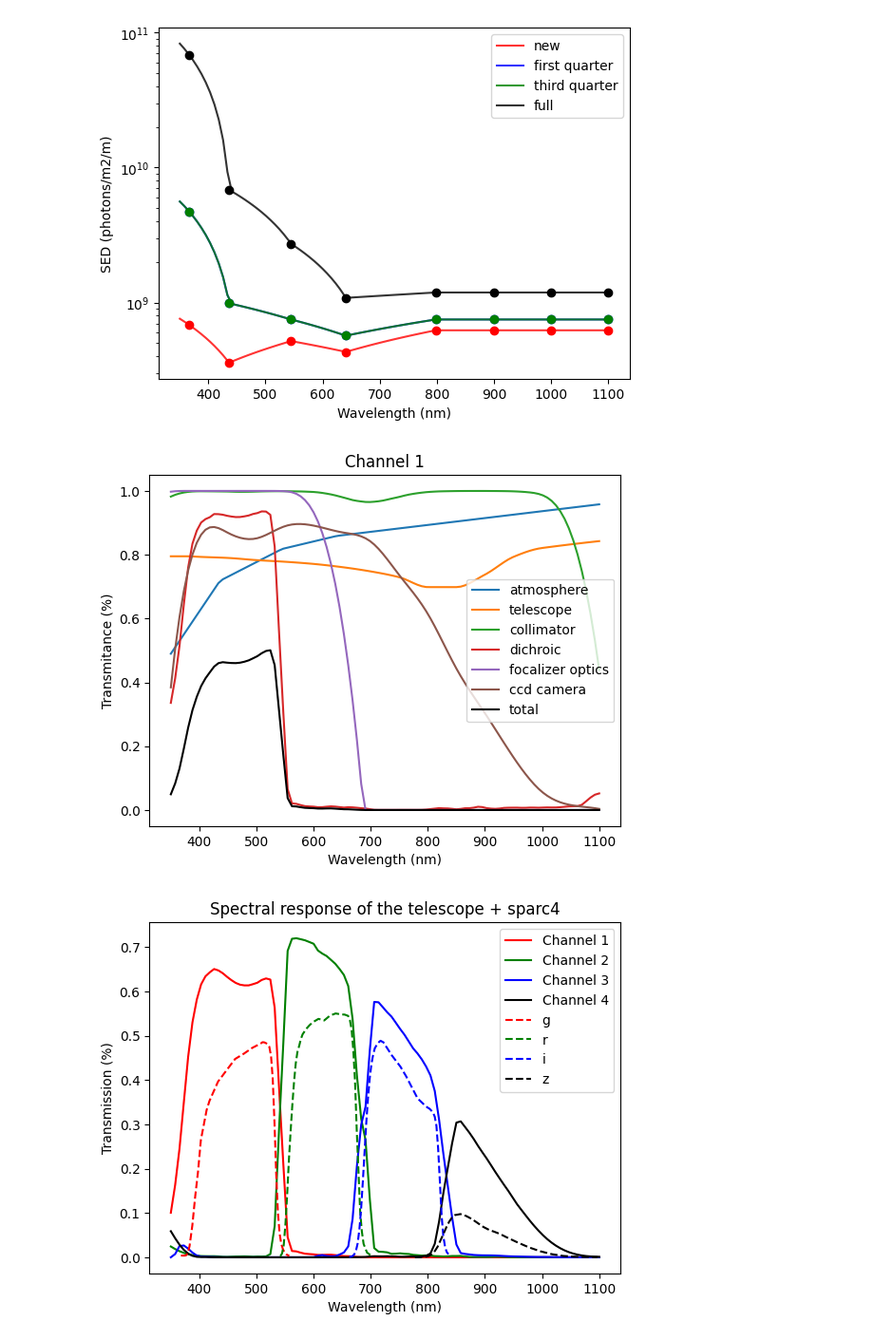
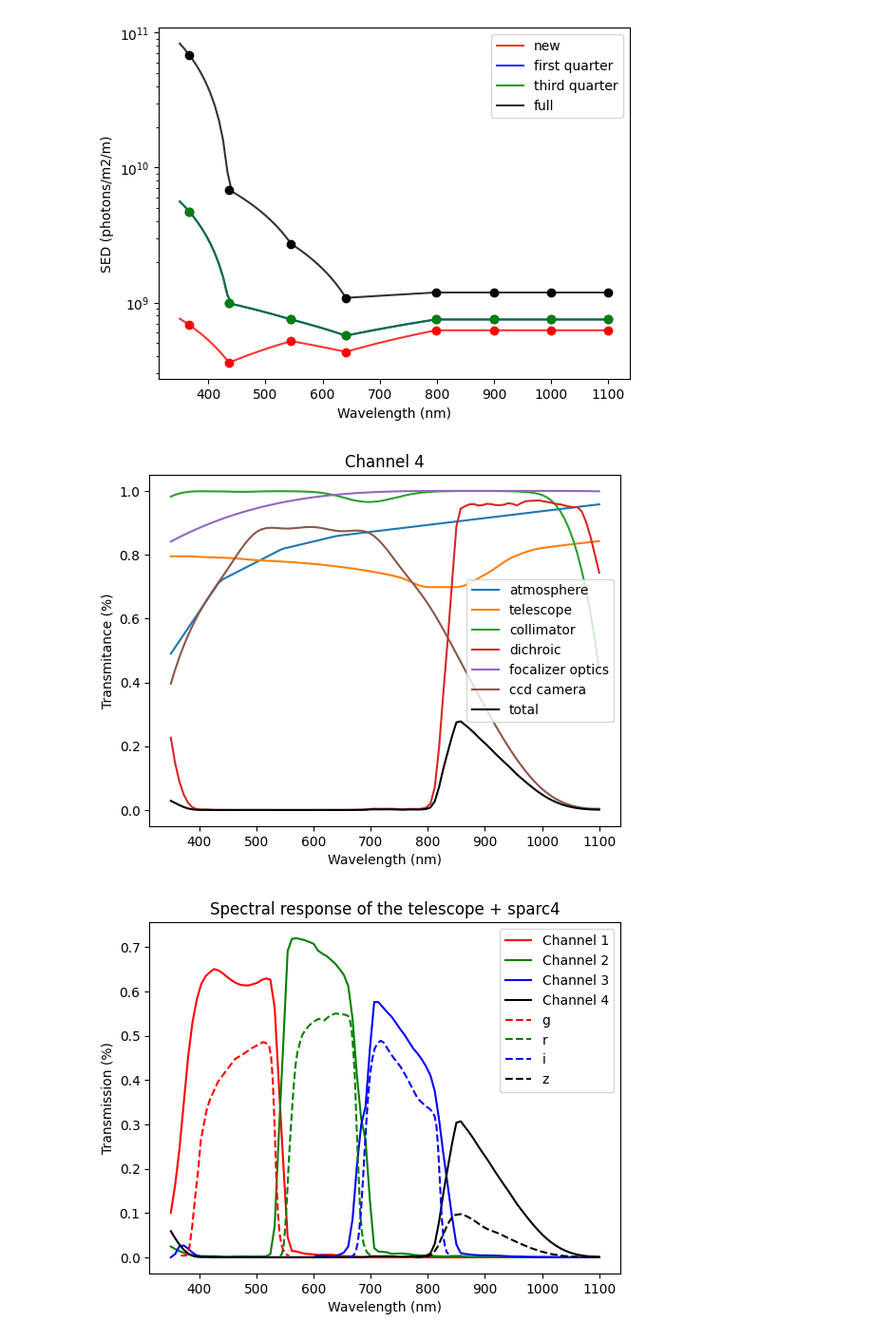
Before and after one commit to DBernardes/AIS, a Jupyter notebook: spectral_responses.ipynb, the cells around one changed output. Shown: that part at 95% size. Cells and saved outputs as stored; diff of their text form; code cells hidden in the pictures.

```diff
--- a/spectral_responses.ipynb
+++ b/spectral_responses.ipynb
@@ -46,35 +46,35 @@ wv = np.linspace(350, 1100, 100)
 atm = Atmosphere()
 sr = atm.get_spectral_response(wv, 1, "regular")
 sr_total *= sr
 plt.plot(wv, sr, label="atmosphere")
 tel = Telescope()
 sr = tel.get_spectral_response(wv)
 sr_total *= sr
 plt.plot(wv, sr, label="telescope")
 
-_channel_id = 1
+_channel_id = 4
 channel = Channel(_channel_id)
 sr = channel.get_spectral_response(wv, "collimator.csv")
 sr_total *= sr
 plt.plot(wv, sr, label="collimator")
 sr = channel.get_spectral_response(wv, f"Channel {_channel_id}/dichroic.csv")
 sr_total *= sr
 plt.plot(wv, sr, label="dichroic")
 sr = channel.get_spectral_response(wv, f"Channel {_channel_id}/camera.csv")
 sr_total *= sr
 plt.plot(wv, sr, label="focalizer optics")
 sr = channel.get_spectral_response(wv, f"Channel {_channel_id}/ccd.csv")
 sr_total *= sr
 plt.plot(wv, sr, label="ccd camera")
 plt.plot(wv, sr_total, "k", label="total")
 plt.legend()  # loc='lower right')
 plt.xlabel("Wavelength (nm)")
 plt.ylabel("Transmitance (%)")
 plt.title(f"Channel {_channel_id}")
 plt.savefig(os.path.join("notebook", "figures", f"Channel {_channel_id}.png"), dpi=300)
 plt.show()
 # %% [output]
-[figure, old version]
+[figure, new version]
 # %%
 # PLOT SPECTRAL RESPONSE SPARC + SDSS WITH TELESCOPE
 
```
Also changed, not shown: 6 other files.
